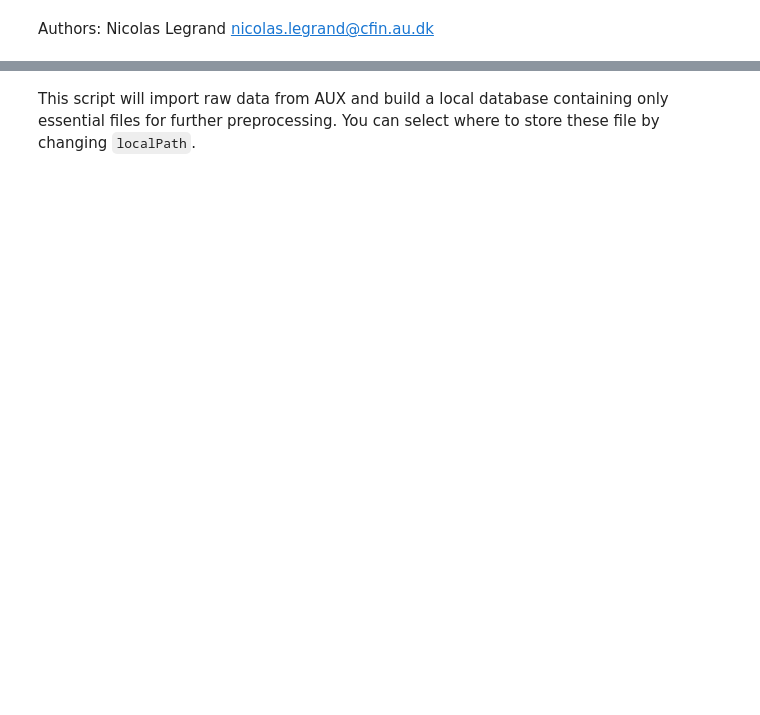
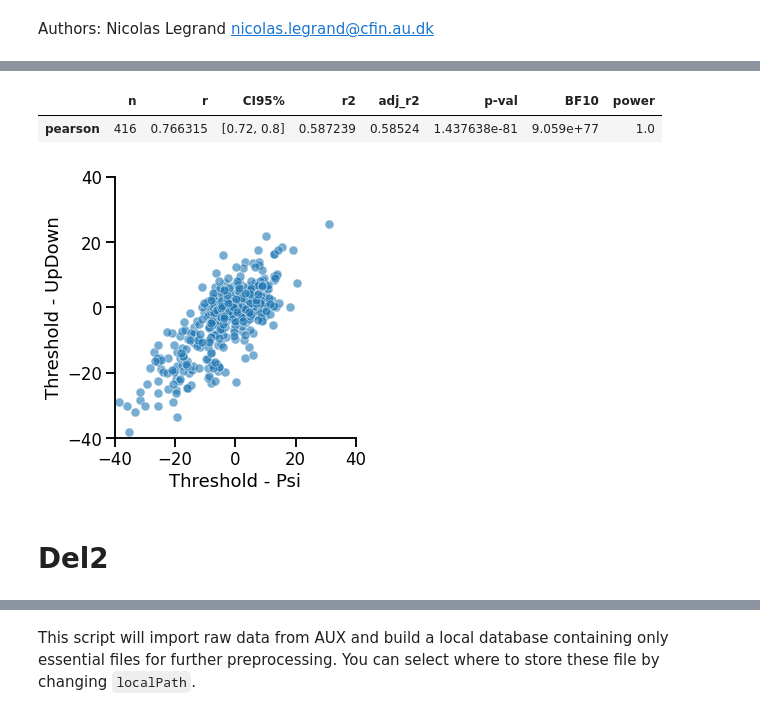
Before and after one commit to embodied-computation-group/CardioceptionPaper, a Jupyter notebook: code/1-ImportingFiles.ipynb, the cells around one changed output, grey strips where cells are left out. Saved outputs shown, nothing was run; the diff lists cells and outputs as text; code cells hidden in the pictures; blank space fills up the shorter version.

```diff
--- a/code/1-ImportingFiles.ipynb
+++ b/code/1-ImportingFiles.ipynb
@@ -8,0 +104,12 @@ from summary import groupLevel
+# %%
+remove = ['sub_0036', 'sub_0041', 'sub_0054', 'sub_0067', 'sub_0069', 'sub_0078', 'sub_0084', 'sub_0086', 'sub_0139', 'sub_0143', 'sub_0173', 'sub_0234']
+# %%
+datapath = os.path.join(
+    os.path.abspath(os.path.join(os.getcwd(), os.pardir)),
+    'data', 'raw', 'HRD')
+
+outputpath = os.path.join(
+    os.path.abspath(os.path.join(os.getcwd(), os.pardir)),
+    'data')
+session = 'Del1'
+subjects = os.listdir(datapath)
@@ -8,0 +118,17 @@ from summary import groupLevel
+# %%
+for data_quality in ['filtered', 'raw']:
+    merged_df = pd.DataFrame([])  # Concatenated raw data
+    for sub in subjects:
+        df = pd.read_csv(os.path.join(datapath, sub, data_quality + '.txt'))
+        df["Subject"] = sub
+        merged_df = merged_df.append(df, ignore_index=True)
+
+    # Remove particpants
+    for sub_rm in remove:
+        merged_df = merged_df[merged_df.Subject != sub_rm]
+
+    # Save data frame
+    merged_df.to_csv(
+        os.path.join(
+            outputpath, 'merged_Del1' + data_quality + '.txt'),
+        index=False)
@@ -8,0 +137,5 @@ from summary import groupLevel
+# %%
+def reversals(df):
+    d = np.diff(df.Alpha.to_numpy())
+    reversals = d[:-1] != d[1:]
+    return np.median(df.Alpha.to_numpy()[1:-1][reversals])
@@ -8,0 +231,19 @@ from summary import groupLevel
+# %%
+import pingouin as pg
+pg.corr(x=behavior_df.Threshold, y=behavior_df.Threshold_UpDown)
+# %% [output]
+|  | n | r | CI95% | r2 | adj_r2 | p-val | BF10 | power |
+| pearson | 416 | 0.766315 | [0.72, 0.8] | 0.587239 | 0.58524 | 1.437638e-81 | 9.059e+77 | 1.0 |
+# %%
+sns.set_context('talk')
+sns.relplot(data=behavior_df, x='Threshold', y='Threshold_UpDown', alpha=0.6)
+plt.xlim(-40, 40)
+plt.ylim(-40, 40)
+plt.ylabel('Threshold - UpDown')
+plt.xlabel('Threshold - Psi')
+plt.tight_layout()
+plt.savefig('threshold.png')
+# %% [output]
+[figure, added]
+# %% [markdown]
+# Del2
```
Also changed, not shown: parts of 34 cells of this notebook, 11 other files.
